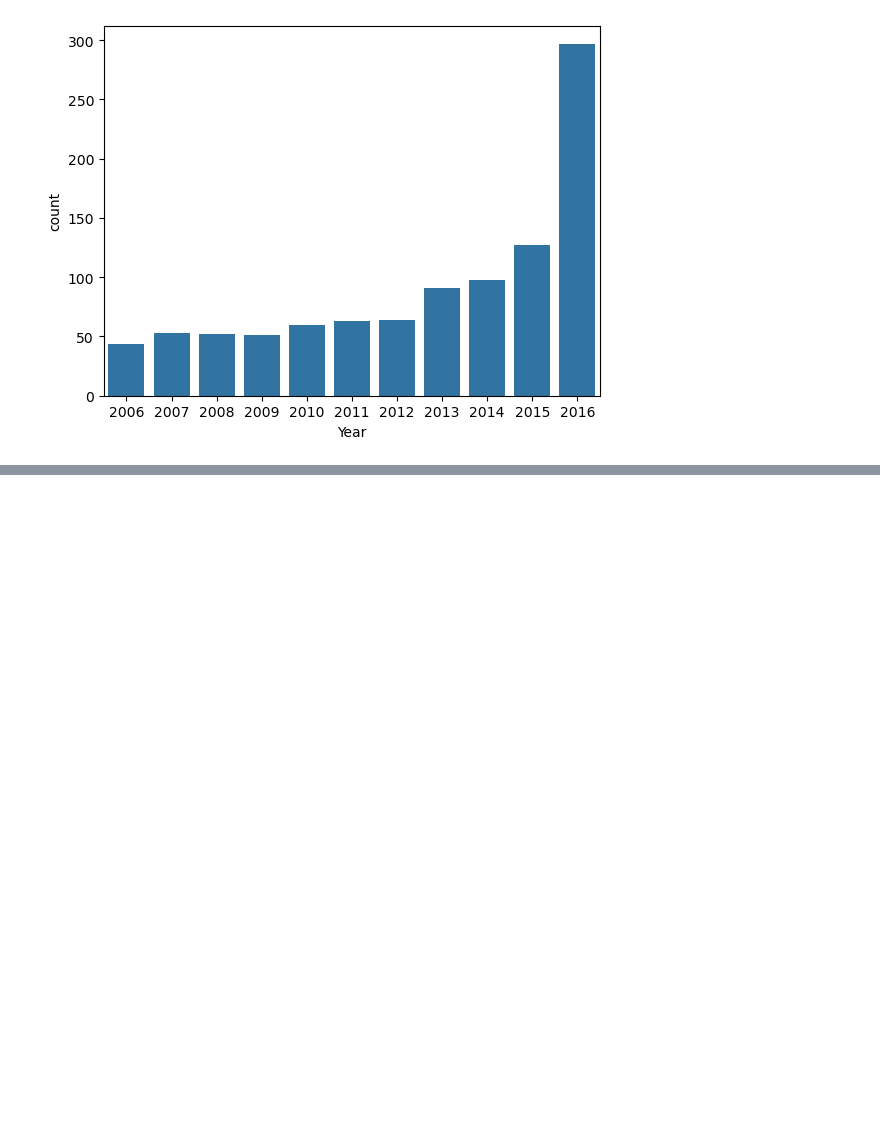
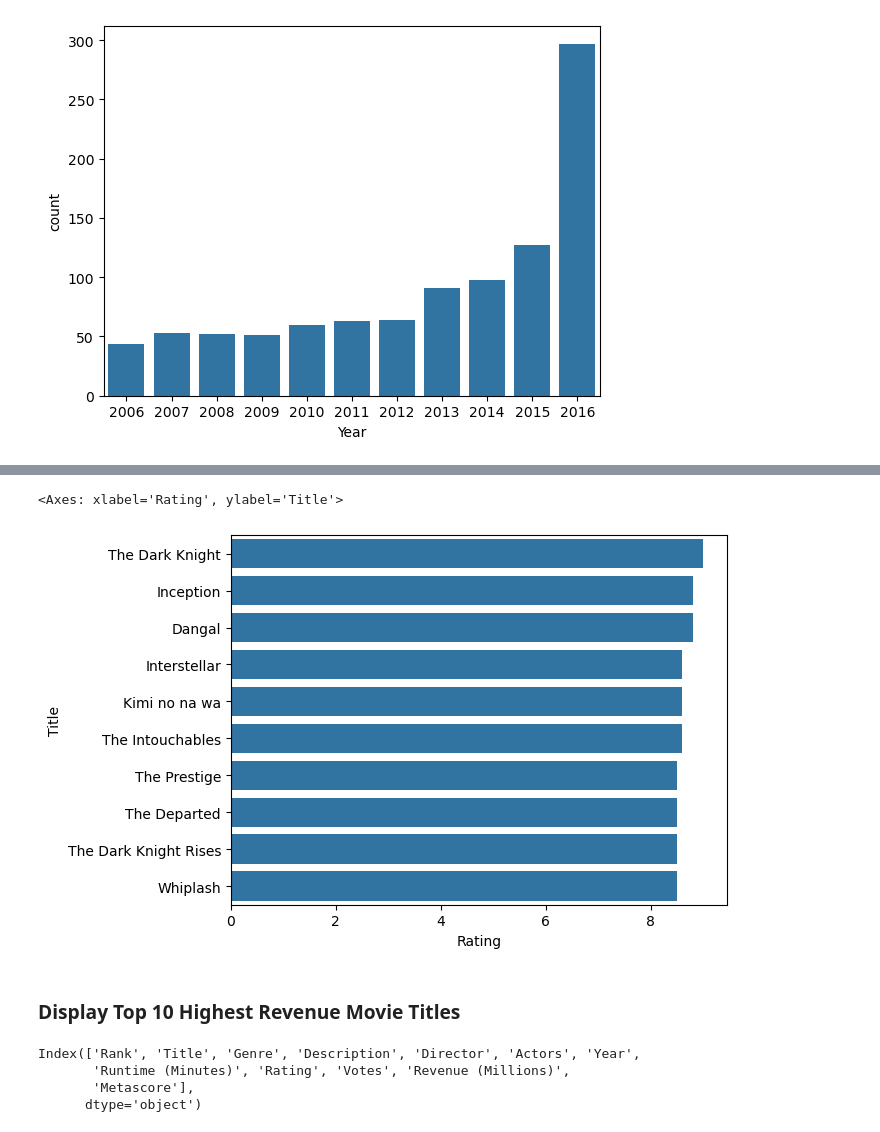
Before and after one commit to techdining01/Adult_income, a Jupyter notebook: IMDB_Data.ipynb, the cells around one changed output, grey strips where cells are left out. Drawn from its saved outputs; the diff is of its cells as text; code cells hidden in the pictures; blank space fills up the shorter version.

```diff
--- a/IMDB_Data.ipynb
+++ b/IMDB_Data.ipynb
@@ -394,0 +403,3 @@ sns.barplot(x='Year', y='count', data=d)
+# %%
+d = data.nlargest(10, 'Rating')[['Title', 'Rating','Director']].set_index('Title')
+d
@@ -394,0 +419,14 @@ sns.barplot(x='Year', y='count', data=d)
+# %%
+sns.barplot(x='Rating', y='Title', data=d)
+# %% [output]
+<Axes: xlabel='Rating', ylabel='Title'>
+[figure, added]
+# %% [markdown]
+### Display Top 10 Highest Revenue Movie Titles
+# %%
+data.columns
+# %% [output]
+Index(['Rank', 'Title', 'Genre', 'Description', 'Director', 'Actors', 'Year',
+       'Runtime (Minutes)', 'Rating', 'Votes', 'Revenue (Millions)',
+       'Metascore'],
+      dtype='object')
```
Also changed, not shown: parts of 29 cells of this notebook.
